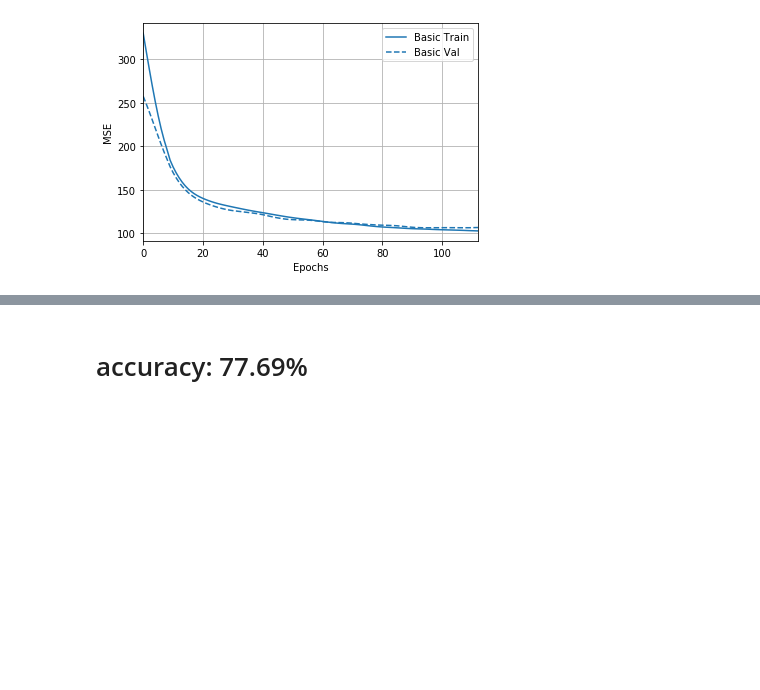
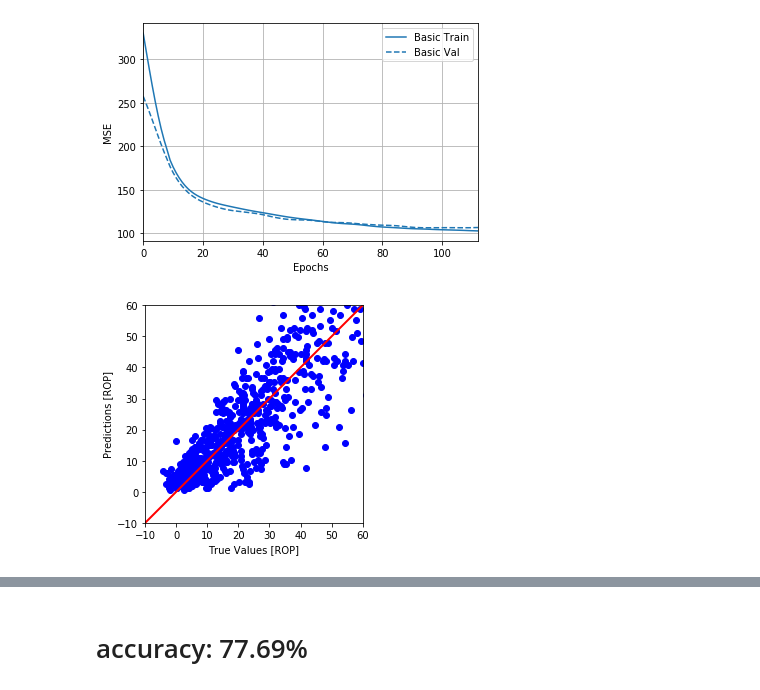
Before and after one commit to lahmidiamoumen/well-prediction, a Jupyter notebook: auto_ml.ipynb, the cells around one changed output, grey strips where cells are left out. Saved outputs shown, nothing was run; the diff lists cells and outputs as text; code cells hidden in the pictures; blank space fills up the shorter version.

```diff
--- a/auto_ml.ipynb
+++ b/auto_ml.ipynb
@@ -287,3 +328,14 @@ plt.ylabel('MSE')
 # %% [output]
 Text(0, 0.5, 'MSE')
 [figure]
+# %%
+a = plt.axes(aspect='equal')
+plt.scatter(pred_, rop_, color='blue')
+plt.xlabel('True Values [ROP]')
+plt.ylabel('Predictions [ROP]')
+lims = [-10, 60]
+plt.xlim(lims)
+plt.ylim(lims)
+_ = plt.plot(lims, lims ,color='red', linewidth=2, label = 'Linear regression\n')
+# %% [output]
+[figure, added]
```
Also changed, not shown: parts of 8 cells of this notebook, 2 other files.
